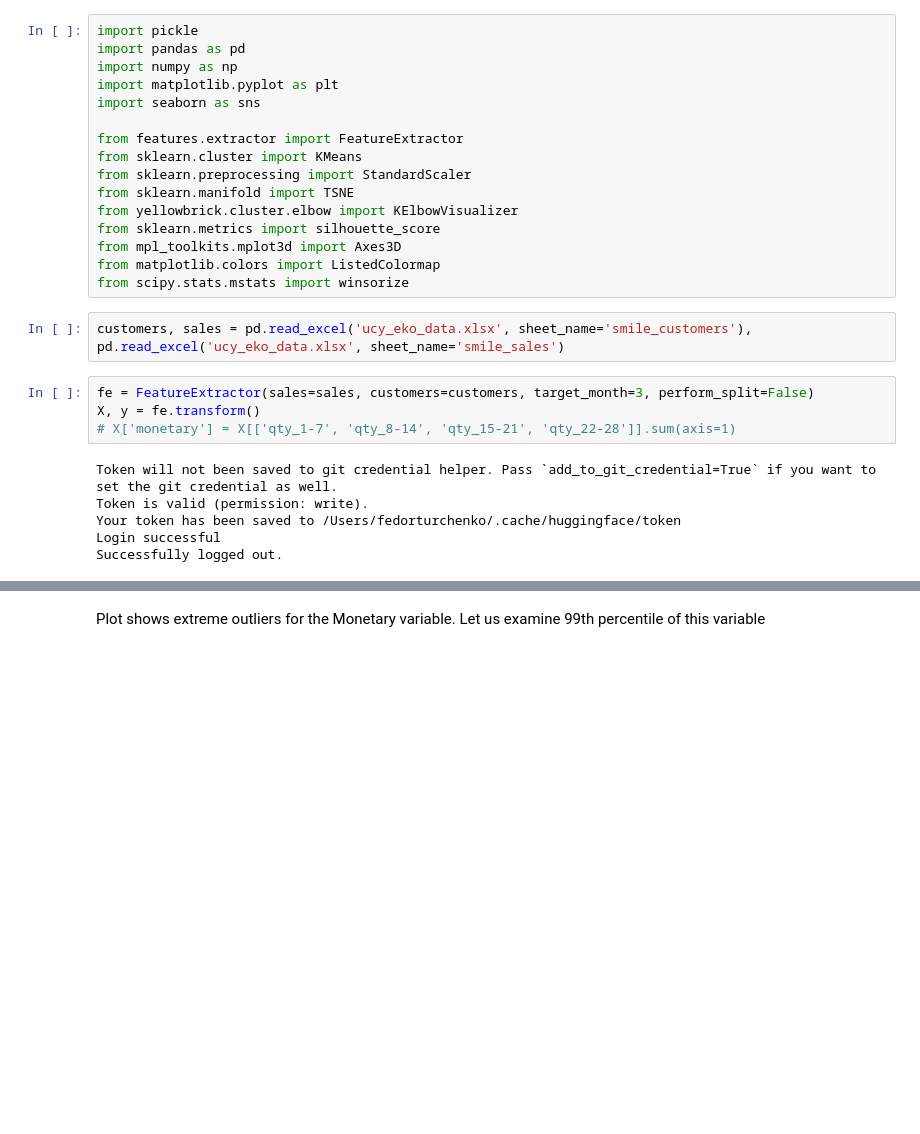
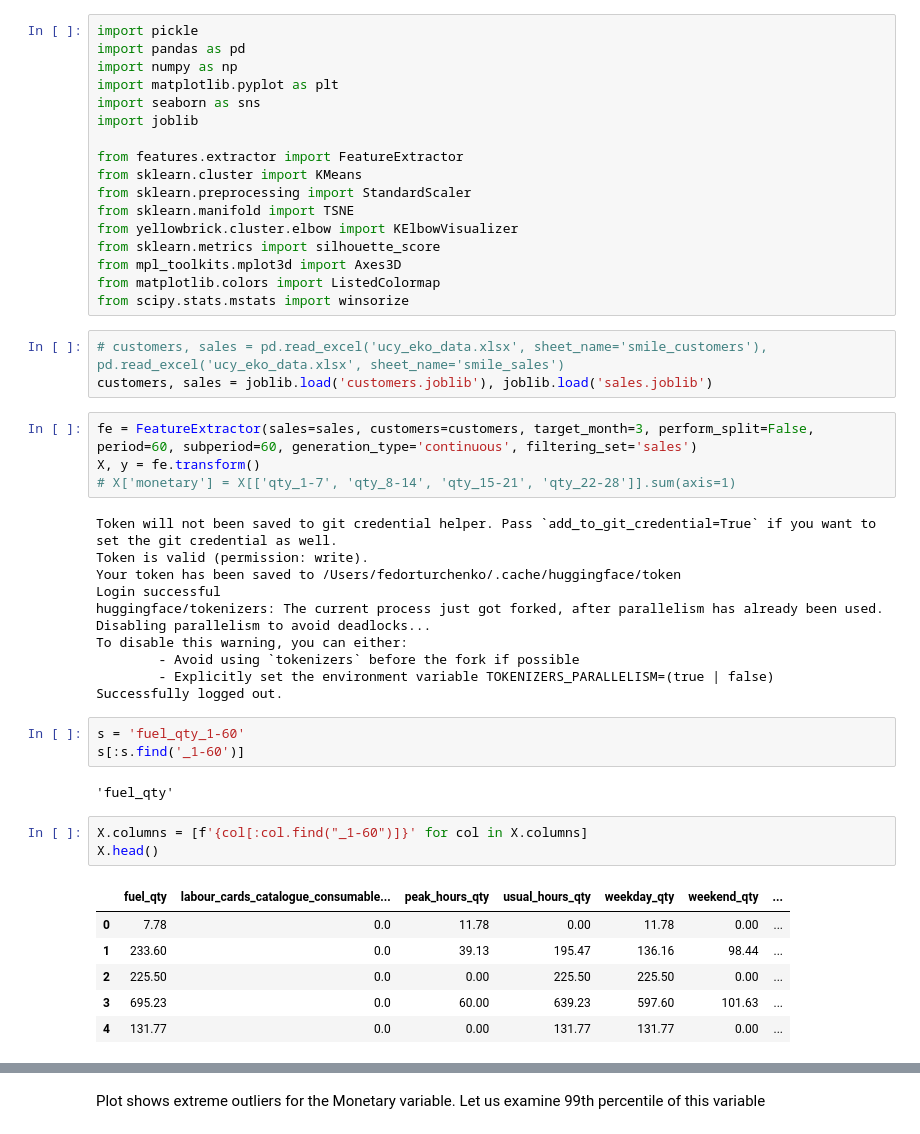
Before and after one commit to fedorTurchenko18/dsc-571, a Jupyter notebook: clustering.ipynb, the cells around one changed output, grey strips where cells are left out. Cells and saved outputs as stored; diff of their text form; blank space fills up the shorter version.

```diff
--- a/clustering.ipynb
+++ b/clustering.ipynb
@@ -4,6 +4,7 @@ import pandas as pd
 import numpy as np
 import matplotlib.pyplot as plt
 import seaborn as sns
+import joblib
 
 from features.extractor import FeatureExtractor
 from sklearn.cluster import KMeans
@@ -15,9 +16,10 @@ from mpl_toolkits.mplot3d import Axes3D
 from matplotlib.colors import ListedColormap
 from scipy.stats.mstats import winsorize
 # %%
-customers, sales = pd.read_excel('ucy_eko_data.xlsx', sheet_name='smile_customers'), pd.read_excel('ucy_eko_data.xlsx', sheet_name='smile_sales')
+# customers, sales = pd.read_excel('ucy_eko_data.xlsx', sheet_name='smile_customers'), pd.read_excel('ucy_eko_data.xlsx', sheet_name='smile_sales')
+customers, sales = joblib.load('customers.joblib'), joblib.load('sales.joblib')
 # %%
-fe = FeatureExtractor(sales=sales, customers=customers, target_month=3, perform_split=False)
+fe = FeatureExtractor(sales=sales, customers=customers, target_month=3, perform_split=False, period=60, subperiod=60, generation_type='continuous', filtering_set='sales')
 X, y = fe.transform()
 # X['monetary'] = X[['qty_1-7', 'qty_8-14', 'qty_15-21', 'qty_22-28']].sum(axis=1)
 # %% [output]
@@ -25,7 +27,26 @@ Token will not been saved to git credential helper. Pass `add_to_git_credential=
 Token is valid (permission: write).
 Your token has been saved to /Users/fedorturchenko/.cache/huggingface/token
 Login successful
+huggingface/tokenizers: The current process just got forked, after parallelism has already been used. Disabling parallelism to avoid deadlocks...
+To disable this warning, you can either:
+        - Avoid using `tokenizers` before the fork if possible
+        - Explicitly set the environment variable TOKENIZERS_PARALLELISM=(true | false)
 Successfully logged out.
+# %%
+s = 'fuel_qty_1-60'
+s[:s.find('_1-60')]
+# %% [output]
+'fuel_qty'
+# %%
+X.columns = [f'{col[:col.find("_1-60")]}' for col in X.columns]
+X.head()
+# %% [output]
+|  | fuel_qty | labour_cards_catalogue_consumable... | peak_hours_qty | usual_hours_qty | weekday_qty | weekend_qty | ... |
+| 0 | 7.78 | 0.0 | 11.78 | 0.00 | 11.78 | 0.00 | ... |
+| 1 | 233.60 | 0.0 | 39.13 | 195.47 | 136.16 | 98.44 | ... |
+| 2 | 225.50 | 0.0 | 0.00 | 225.50 | 225.50 | 0.00 | ... |
+| 3 | 695.23 | 0.0 | 60.00 | 639.23 | 597.60 | 101.63 | ... |
+| 4 | 131.77 | 0.0 | 0.00 | 131.77 | 131.77 | 0.00 | ... |
 # %%
 # X_clust = X[X['monetary']<=1000][['monetary', 'recency', 'average_days_between_visits']]
 
```
Also changed, not shown: parts of 20 cells of this notebook, 3 other files.
